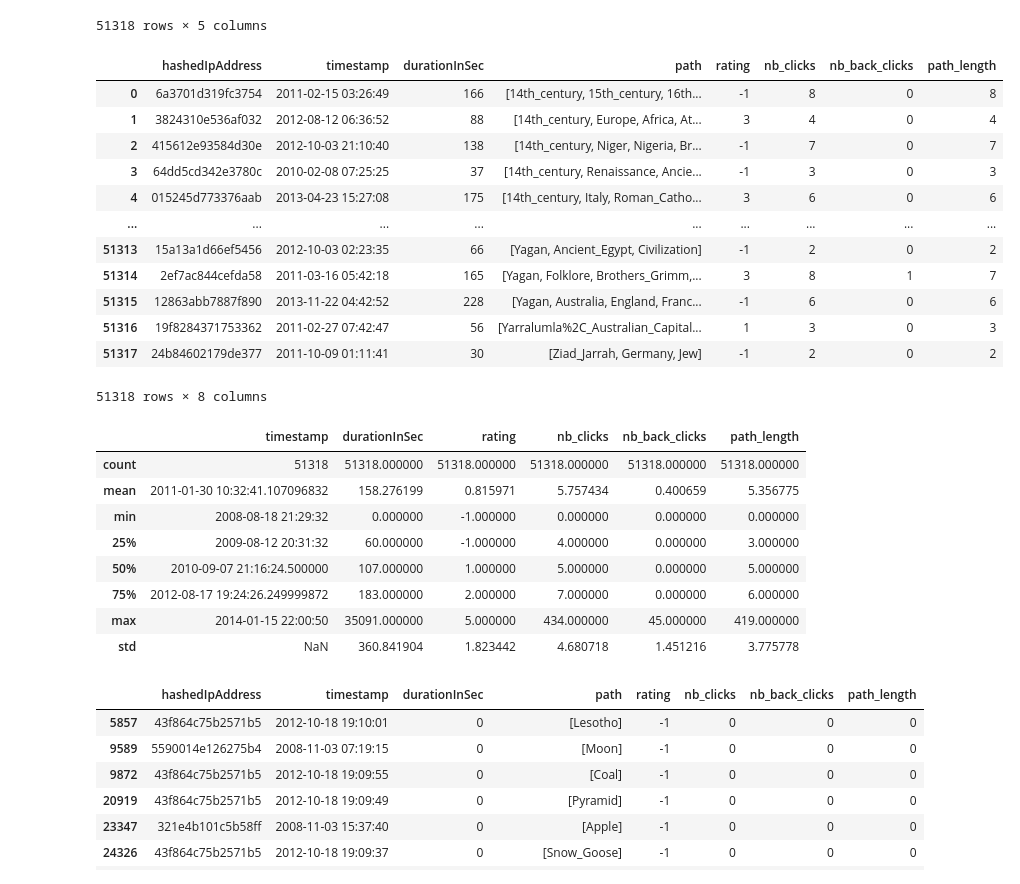
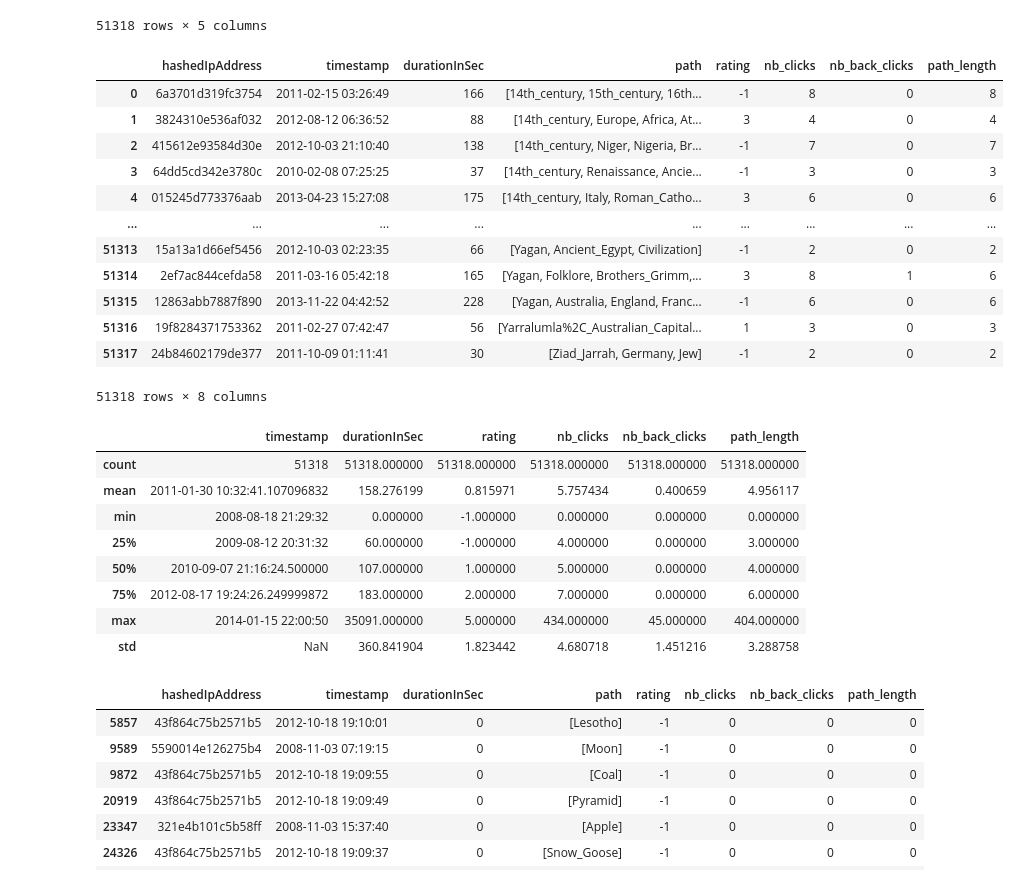
Before and after one commit to epfl-ada/ada-2024-project-tadaa, a Jupyter notebook: data_exploration.ipynb, the cells around one changed output. Saved outputs shown, nothing was run; the diff lists cells and outputs as text; code cells hidden in the pictures.

```diff
--- a/data_exploration.ipynb
+++ b/data_exploration.ipynb
@@ -5,7 +5,7 @@ import pandas as pd
 ## Finished Paths
 # %%
 # Load the finished_paths from tsv file
-file = "wikispeedia_paths-and-graph/paths_finished.tsv"
+file = "./wikispeedia_paths-and-graph/wikispeedia_paths-and-graph/paths_finished.tsv"
 """
 # Successful (i.e., finished) Wikispeedia paths.
 # Article names are URL-encoded; e.g., in Java they can be decoded using java.net.URLDecoder.decode(articleName, "UTF-8").
@@ -62,33 +62,33 @@ finished_paths
 # %%
 # Transform timestamp to datetime
 finished_paths['timestamp'] =  finished_paths["timestamp"].apply(lambda x: pd.to_datetime(x, unit='s'))
 
 # Split the path into a list
 finished_paths["path"] = finished_paths["path"].apply(lambda x: x.split(";"))
 
 # Count the number of clicks in each path (including back clicks)
 finished_paths = finished_paths.assign(nb_clicks=finished_paths["path"].apply(lambda x: len(x)-1)) # -1 because we don't count the source article
 
 # Count the number of back clicks in each path
 finished_paths = finished_paths.assign(nb_back_clicks=finished_paths["path"].apply(lambda x: x.count("<")))
 
 # Count the path length (excluding back clicks)
-finished_paths = finished_paths.assign(path_length=finished_paths["nb_clicks"] - finished_paths["nb_back_clicks"])
+finished_paths = finished_paths.assign(path_length=finished_paths["nb_clicks"] - 2 * finished_paths["nb_back_clicks"])
 
 # Convert the rating to int
 finished_paths["rating"] = finished_paths["rating"].astype(int)
 
 finished_paths
 # %% [output]
 |  | hashedIpAddress | timestamp | durationInSec | path | rating | nb_clicks | nb_back_clicks | path_length |
 | 0 | 6a3701d319fc3754 | 2011-02-15 03:26:49 | 166 | [14th_century, 15th_century, 16th... | -1 | 8 | 0 | 8 |
 | 1 | 3824310e536af032 | 2012-08-12 06:36:52 | 88 | [14th_century, Europe, Africa, At... | 3 | 4 | 0 | 4 |
 | 2 | 415612e93584d30e | 2012-10-03 21:10:40 | 138 | [14th_century, Niger, Nigeria, Br... | -1 | 7 | 0 | 7 |
 | 3 | 64dd5cd342e3780c | 2010-02-08 07:25:25 | 37 | [14th_century, Renaissance, Ancie... | -1 | 3 | 0 | 3 |
 | 4 | 015245d773376aab | 2013-04-23 15:27:08 | 175 | [14th_century, Italy, Roman_Catho... | 3 | 6 | 0 | 6 |
 | ... | ... | ... | ... | ... | ... | ... | ... | ... |
 | 51313 | 15a13a1d66ef5456 | 2012-10-03 02:23:35 | 66 | [Yagan, Ancient_Egypt, Civilization] | -1 | 2 | 0 | 2 |
-| 51314 | 2ef7ac844cefda58 | 2011-03-16 05:42:18 | 165 | [Yagan, Folklore, Brothers_Grimm,... | 3 | 8 | 1 | 7 |
+| 51314 | 2ef7ac844cefda58 | 2011-03-16 05:42:18 | 165 | [Yagan, Folklore, Brothers_Grimm,... | 3 | 8 | 1 | 6 |
 | 51315 | 12863abb7887f890 | 2013-11-22 04:42:52 | 228 | [Yagan, Australia, England, Franc... | -1 | 6 | 0 | 6 |
 | 51316 | 19f8284371753362 | 2011-02-27 07:42:47 | 56 | [Yarralumla%2C_Australian_Capital... | 1 | 3 | 0 | 3 |
 | 51317 | 24b84602179de377 | 2011-10-09 01:11:41 | 30 | [Ziad_Jarrah, Germany, Jew] | -1 | 2 | 0 | 2 |
@@ -98,13 +98,13 @@ finished_paths.describe()
 # %% [output]
 |  | timestamp | durationInSec | rating | nb_clicks | nb_back_clicks | path_length |
 | count | 51318 | 51318.000000 | 51318.000000 | 51318.000000 | 51318.000000 | 51318.000000 |
-| mean | 2011-01-30 10:32:41.107096832 | 158.276199 | 0.815971 | 5.757434 | 0.400659 | 5.356775 |
+| mean | 2011-01-30 10:32:41.107096832 | 158.276199 | 0.815971 | 5.757434 | 0.400659 | 4.956117 |
 | min | 2008-08-18 21:29:32 | 0.000000 | -1.000000 | 0.000000 | 0.000000 | 0.000000 |
 | 25% | 2009-08-12 20:31:32 | 60.000000 | -1.000000 | 4.000000 | 0.000000 | 3.000000 |
-| 50% | 2010-09-07 21:16:24.500000 | 107.000000 | 1.000000 | 5.000000 | 0.000000 | 5.000000 |
+| 50% | 2010-09-07 21:16:24.500000 | 107.000000 | 1.000000 | 5.000000 | 0.000000 | 4.000000 |
 | 75% | 2012-08-17 19:24:26.249999872 | 183.000000 | 2.000000 | 7.000000 | 0.000000 | 6.000000 |
-| max | 2014-01-15 22:00:50 | 35091.000000 | 5.000000 | 434.000000 | 45.000000 | 419.000000 |
-| std | NaN | 360.841904 | 1.823442 | 4.680718 | 1.451216 | 3.775778 |
+| max | 2014-01-15 22:00:50 | 35091.000000 | 5.000000 | 434.000000 | 45.000000 | 404.000000 |
+| std | NaN | 360.841904 | 1.823442 | 4.680718 | 1.451216 | 3.288758 |
 # %%
 duration_mask = finished_paths["durationInSec"] == 0
 finished_paths[duration_mask]
```
Also changed, not shown: parts of 17 cells of this notebook.
